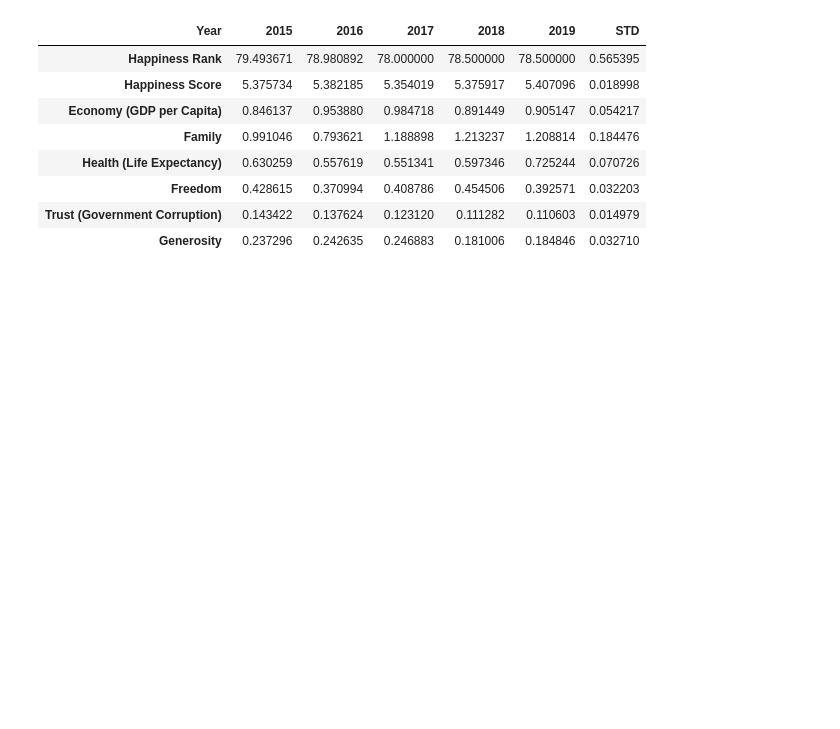
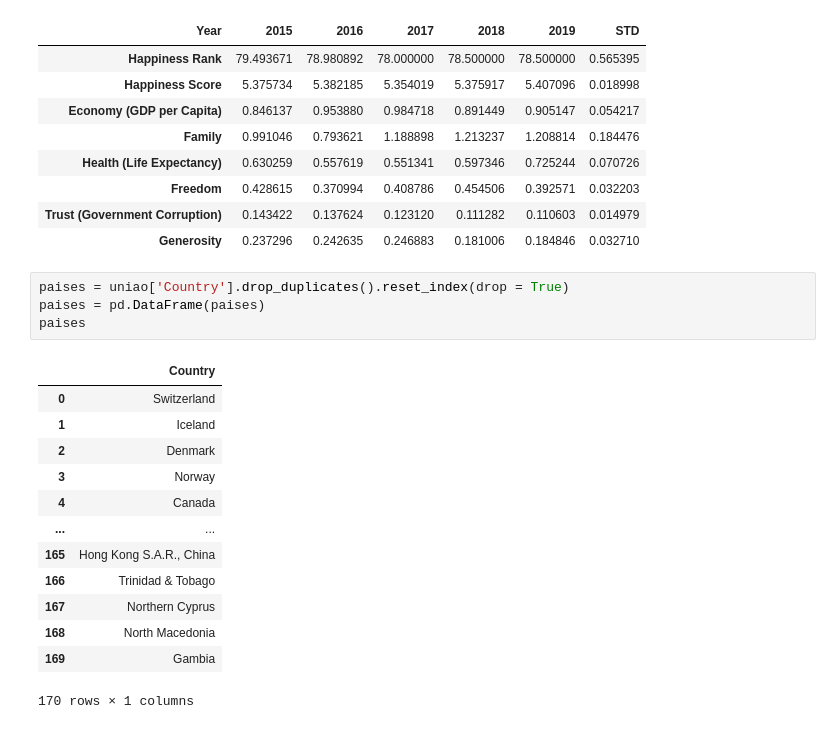
Before and after one commit to mariananomura/projeto-lets-modulo-III, a Jupyter notebook: Projeto.ipynb, the cells around one changed output. Saved outputs shown, nothing was run; the diff lists cells and outputs as text; blank space fills up the shorter version.

```diff
--- a/Projeto.ipynb
+++ b/Projeto.ipynb
@@ -338,3 +338,21 @@ consulta_final
 | Freedom | 0.428615 | 0.370994 | 0.408786 | 0.454506 | 0.392571 | 0.032203 |
 | Trust (Government Corruption) | 0.143422 | 0.137624 | 0.123120 | 0.111282 | 0.110603 | 0.014979 |
 | Generosity | 0.237296 | 0.242635 | 0.246883 | 0.181006 | 0.184846 | 0.032710 |
+# %%
+paises = uniao['Country'].drop_duplicates().reset_index(drop = True)
+paises = pd.DataFrame(paises)
+paises
+# %% [output]
+|  | Country |
+| 0 | Switzerland |
+| 1 | Iceland |
+| 2 | Denmark |
+| 3 | Norway |
+| 4 | Canada |
+| ... | ... |
+| 165 | Hong Kong S.A.R., China |
+| 166 | Trinidad & Tobago |
+| 167 | Northern Cyprus |
+| 168 | North Macedonia |
+| 169 | Gambia |
+170 rows × 1 columns
```
